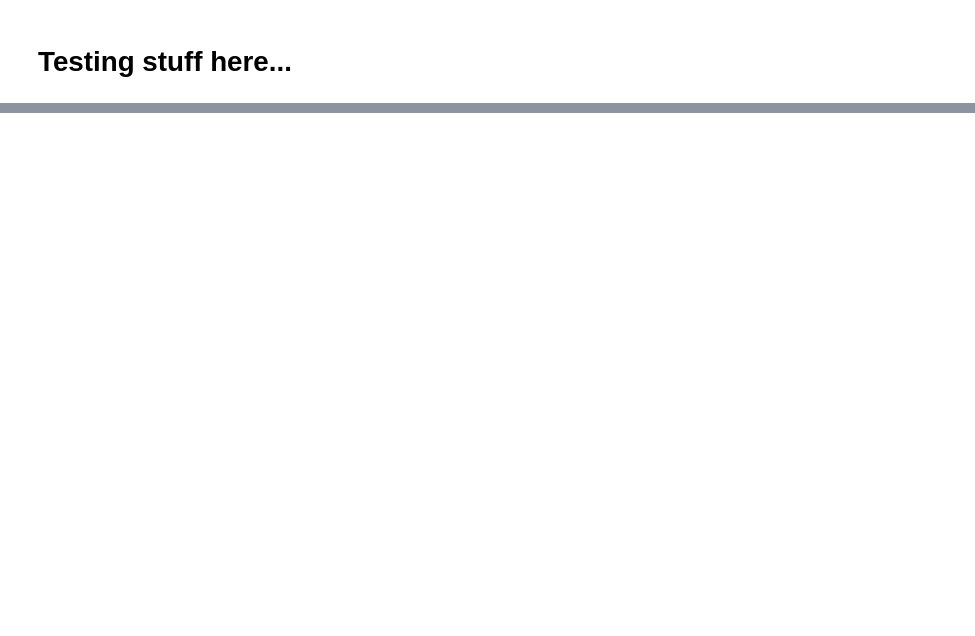
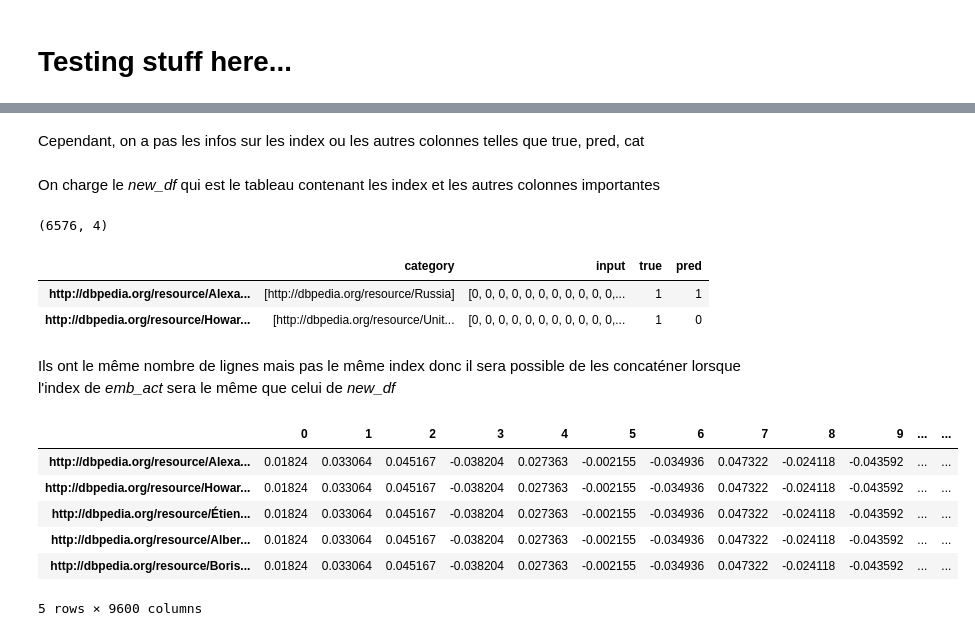
Before and after one commit to MHaurel/nn-concept-interpreter, a Jupyter notebook: visualizer/Test.ipynb, the cells around one changed output, grey strips where cells are left out. Saved outputs shown, nothing was run; the diff lists cells and outputs as text; code cells hidden in the pictures; blank space fills up the shorter version.

```diff
--- a/visualizer/Test.ipynb
+++ b/visualizer/Test.ipynb
@@ -7,4 +9,2 @@ import os
 # %%
-emb_act = np.array(pd.read_pickle(os.path.join('visualizer_data', 'activations', 'painters_ds', 'embedding-not-mean.pkl')))
+emb_act = pd.read_pickle(os.path.join('src', 'visualizer_data', 'activations', 'painters_ds', 'df_fa.pkl'))
-# %%
-emb_act = emb_act.reshape(-1, 150, 64)
@@ -30,0 +22,28 @@ array([[[ 0.01823979,  0.0330644 ,  0.04516707, ..., -0.03798009,
+# %% [markdown]
+Cependant, on a pas les infos sur les index ou les autres colonnes telles que true, pred, cat
+# %% [markdown]
+On charge le *new_df* qui est le tableau contenant les index et les autres colonnes importantes
+# %%
+new_df = pd.read_pickle(os.path.join('src', 'visualizer_data', 'activations', 'painters_ds', 'new_df.pkl'))
+new_df.shape
+# %% [output]
+(6576, 4)
+# %%
+new_df.head(2)
+# %% [output]
+|  | category | input | true | pred |
+| http://dbpedia.org/resource/Alexa... | [http://dbpedia.org/resource/Russia] | [0, 0, 0, 0, 0, 0, 0, 0, 0, 0, 0,... | 1 | 1 |
+| http://dbpedia.org/resource/Howar... | [http://dbpedia.org/resource/Unit... | [0, 0, 0, 0, 0, 0, 0, 0, 0, 0, 0,... | 1 | 0 |
+# %% [markdown]
+Ils ont le même nombre de lignes mais pas le même index donc il sera possible de les concaténer lorsque l'index de *emb_act* sera le même que celui de *new_df*
+# %%
+emb_act.set_index(new_df.index, inplace=True)
+emb_act.head()
+# %% [output]
+|  | 0 | 1 | 2 | 3 | 4 | 5 | 6 | 7 | 8 | 9 | ... | ... |
+| http://dbpedia.org/resource/Alexa... | 0.01824 | 0.033064 | 0.045167 | -0.038204 | 0.027363 | -0.002155 | -0.034936 | 0.047322 | -0.024118 | -0.043592 | ... | ... |
+| http://dbpedia.org/resource/Howar... | 0.01824 | 0.033064 | 0.045167 | -0.038204 | 0.027363 | -0.002155 | -0.034936 | 0.047322 | -0.024118 | -0.043592 | ... | ... |
+| http://dbpedia.org/resource/Étien... | 0.01824 | 0.033064 | 0.045167 | -0.038204 | 0.027363 | -0.002155 | -0.034936 | 0.047322 | -0.024118 | -0.043592 | ... | ... |
+| http://dbpedia.org/resource/Alber... | 0.01824 | 0.033064 | 0.045167 | -0.038204 | 0.027363 | -0.002155 | -0.034936 | 0.047322 | -0.024118 | -0.043592 | ... | ... |
+| http://dbpedia.org/resource/Boris... | 0.01824 | 0.033064 | 0.045167 | -0.038204 | 0.027363 | -0.002155 | -0.034936 | 0.047322 | -0.024118 | -0.043592 | ... | ... |
+5 rows × 9600 columns
```
Also changed, not shown: parts of 9 cells of this notebook, 2 other files.
